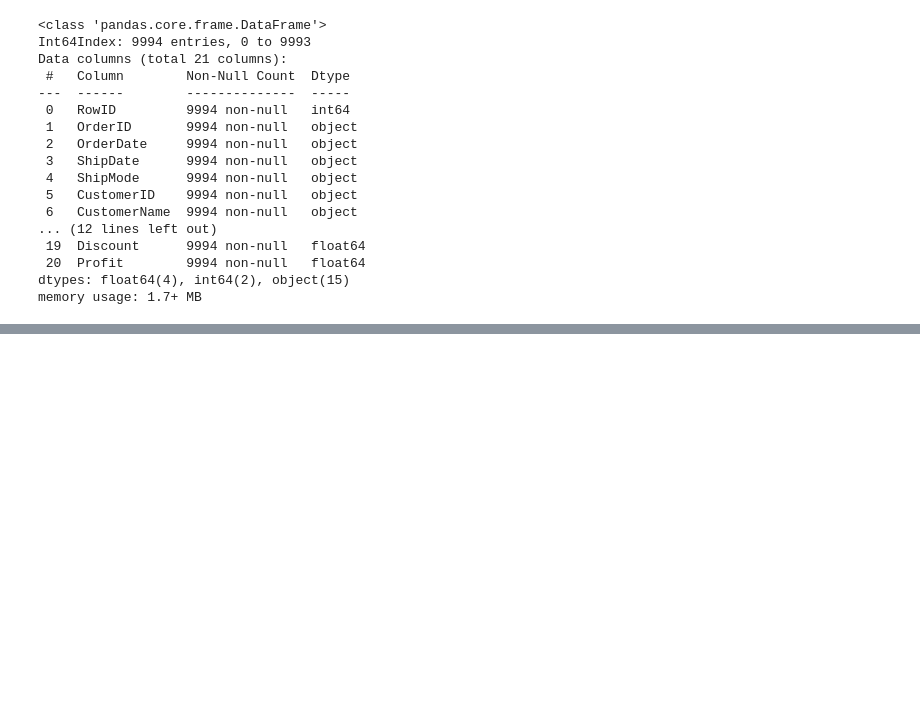
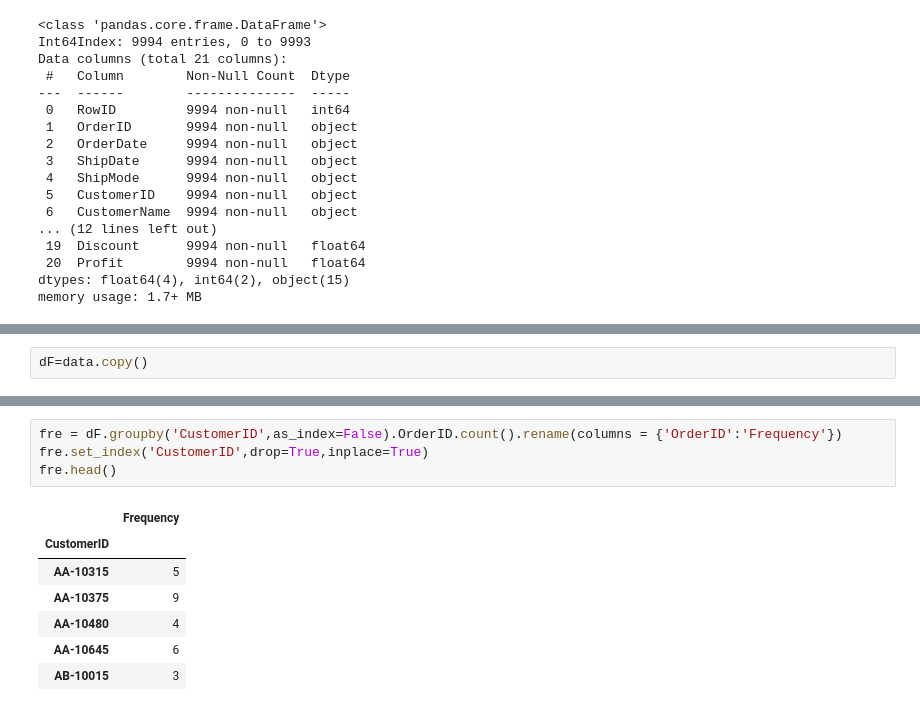
Before and after one commit to ckwalvin/RFM, a Jupyter notebook: NA_sales_RFM.ipynb, the cells around one changed output, grey strips where cells are left out. Drawn from its saved outputs; the diff is of its cells as text; blank space fills up the shorter version.

```diff
--- a/NA_sales_RFM.ipynb
+++ b/NA_sales_RFM.ipynb
@@ -61,0 +110,2 @@ memory usage: 1.7+ MB
+# %%
+dF=data.copy()
@@ -61,0 +133,12 @@ memory usage: 1.7+ MB
+# %%
+fre = dF.groupby('CustomerID',as_index=False).OrderID.count().rename(columns = {'OrderID':'Frequency'})
+fre.set_index('CustomerID',drop=True,inplace=True)
+fre.head()
+# %% [output]
+|  | Frequency |
+| CustomerID |  |
+| AA-10315 | 5 |
+| AA-10375 | 9 |
+| AA-10480 | 4 |
+| AA-10645 | 6 |
+| AB-10015 | 3 |
```
Also changed, not shown: parts of 20 cells of this notebook.
